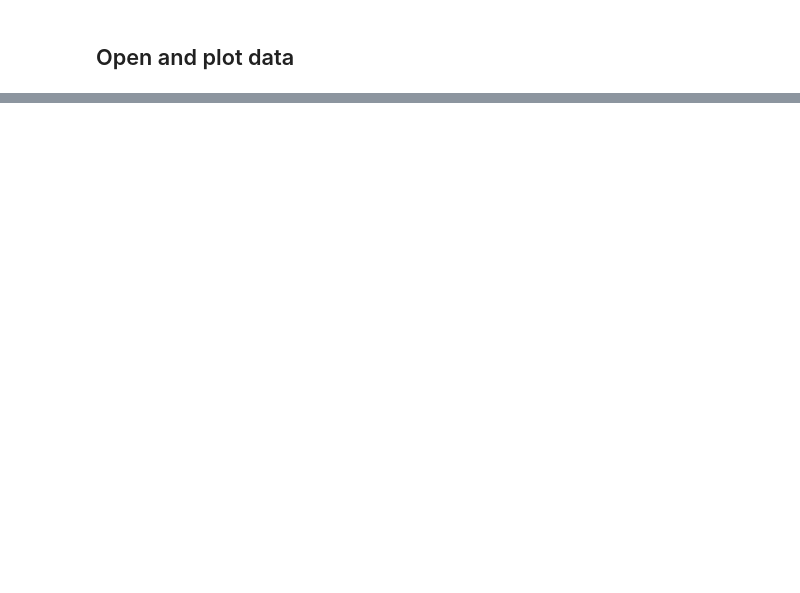
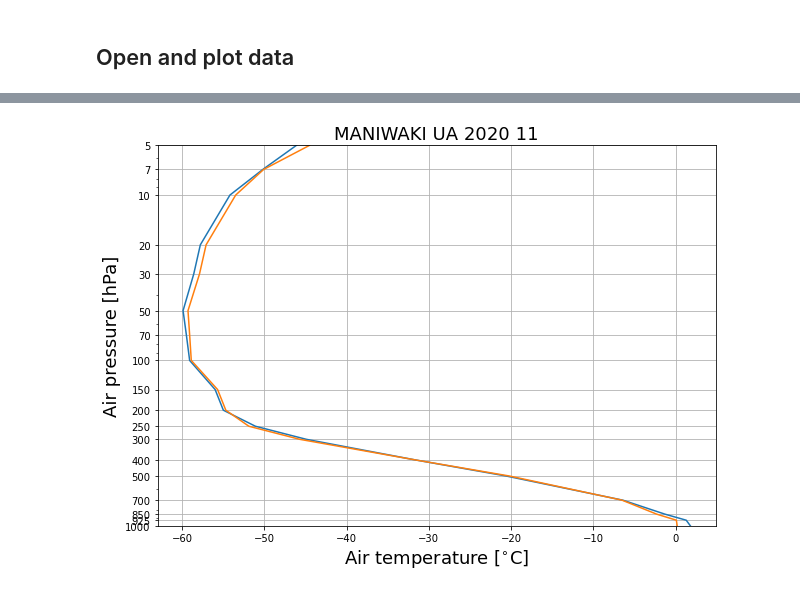
Before and after one commit to SEE-GEO/pansat, a Jupyter notebook: notebooks/products/igra.ipynb, the cells around one changed output, grey strips where cells are left out. Cells and saved outputs as stored; diff of their text form; code cells hidden in the pictures; blank space fills up the shorter version.

Commit message:
added example for IGRA

```diff
--- a/notebooks/products/igra.ipynb
+++ b/notebooks/products/igra.ipynb
@@ -45,2 +50,2 @@ file = radiosounding.download()
 # %%
-radiosounding = igra.IGRASoundings(variable = 'vapr')
+radiosounding = igra.IGRASoundings(variable = 'temp')
@@ -50,3 +52,3 @@ Please enter your pansat user password:
 # %%
 # download only recent month
-radiosounding.download()
+files = radiosounding.download('recent')
@@ -56,2 +55,8 @@ radiosounding.download()
 # %% [markdown]
 ## Open and plot data
+# %%
+# get data as pandas dataframe
+data00= radiosounding.open(files[0])
+data12= radiosounding.open(files[1])
+
+data00
@@ -57,0 +77,32 @@ radiosounding.download()
+# %%
+# choose a station
+station = data00.Station.values[999]
+temp00 = data00[data00.Station == station]
+temp12 = data12[data12.Station == station]
+
+# get station name
+station_name= radiosounding.locs[radiosounding.locs.ID == station].name.values[0]
+# %%
+import matplotlib.pyplot as plt
+plt.figure(figsize=(10,7))
+# plot temperature at specific station during two times a day
+pressure= temp00.iloc[:,3].values
+# set surface pressure to 1000 hPa
+pressure[pressure == 9999]= 1000
+
+plt.plot(temp00.iloc[:,4].values/10,pressure, label = '00:00 UTC')
+plt.plot(temp12.iloc[:,4].values/10,pressure, label ='12:00 UTC')
+plt.gca().invert_yaxis()
+plt.yscale('log')
+plt.yticks(temp00.iloc[:,3], temp00.iloc[:,3])
+plt.ylim(pressure.max(), pressure.min())
+plt.grid()
+
+# labels
+fs= 18
+plt.title(station_name + ' '+ str(temp00.Year.values[0]) + ' '+str(temp00.Month.values[0]),fontsize= fs)
+plt.xlabel('Air temperature [$^{\circ}$C]', fontsize= fs)
+plt.ylabel('Air pressure [hPa]', fontsize= fs)
+plt.show()
+# %% [output]
+[figure, added]
```
Also changed, not shown: parts of 7 cells of this notebook, 1 other file.
